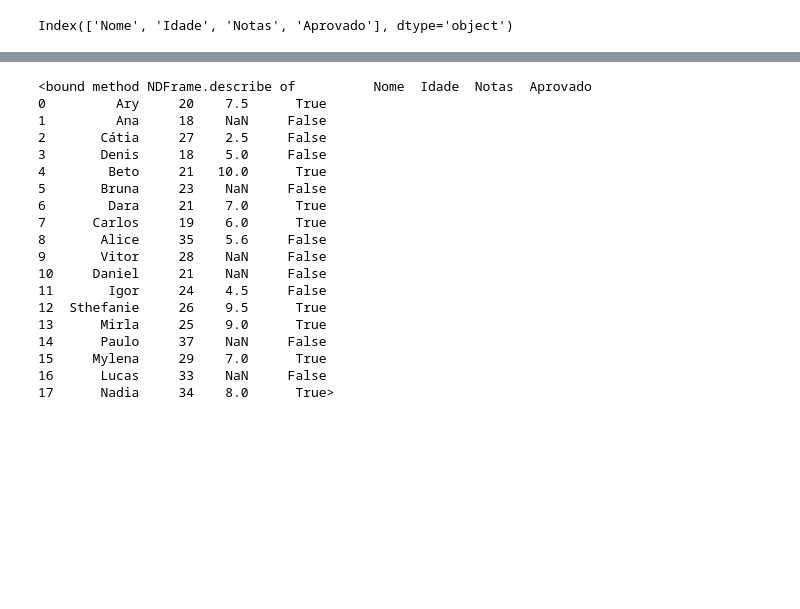
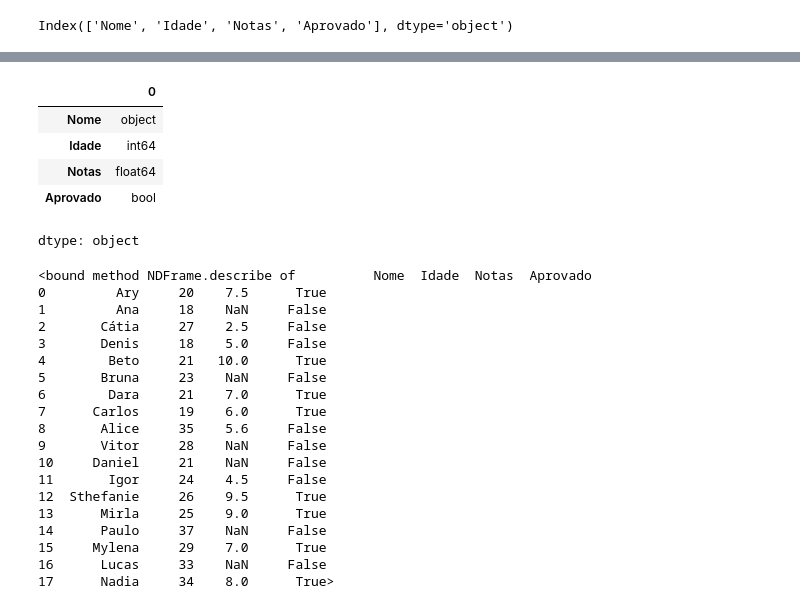
Before and after one commit to PalomaPaulaRibeiro/pandas-importa-o, a Jupyter notebook: alunos.ipynb, the cells around one changed output, grey strips where cells are left out. Drawn from its saved outputs; the diff is of its cells as text; code cells hidden in the pictures; blank space fills up the shorter version.

```diff
--- a/alunos.ipynb
+++ b/alunos.ipynb
@@ -111,3 +140,12 @@ memory usage: 582.0+ bytes
+# %%
+dados.dtypes
+# %% [output]
+|  | 0 |
+| Nome | object |
+| Idade | int64 |
+| Notas | float64 |
+| Aprovado | bool |
+dtype: object
 # %%
 print(dados.describe)
 # %% [output]
```
Also changed, not shown: parts of 3 cells of this notebook.
